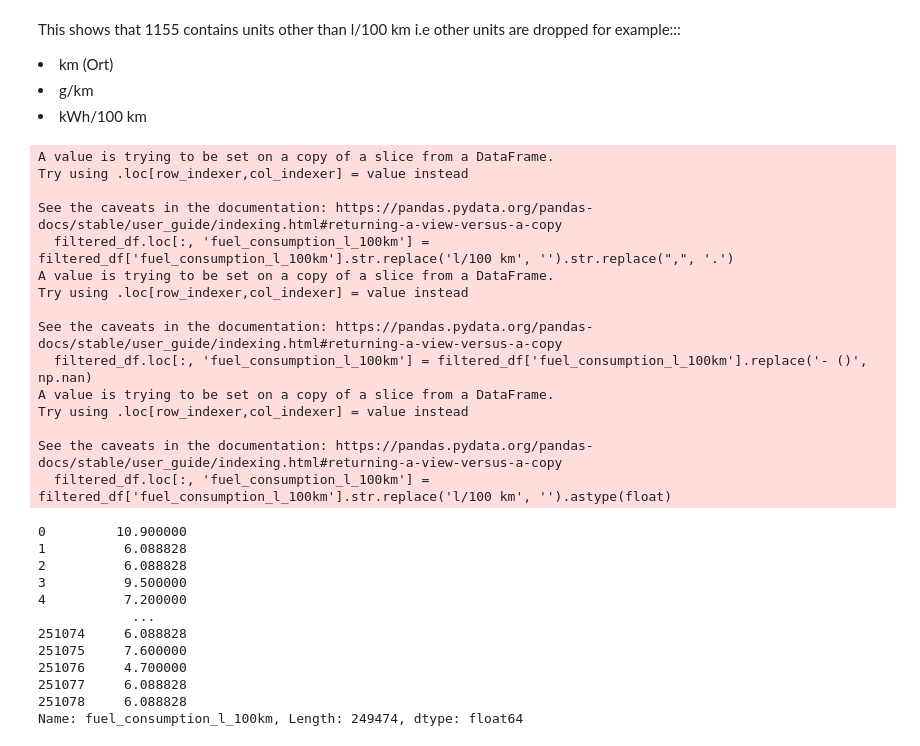
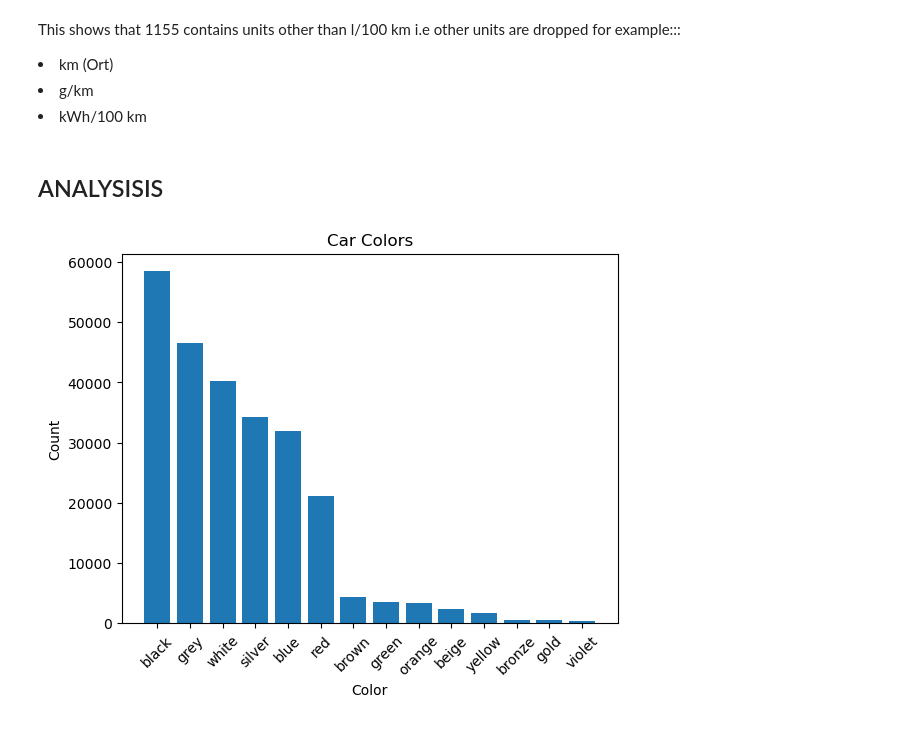
Before and after one commit to TheUltimateCoder123/DataDatasPractice, a Jupyter notebook: germany-car.ipynb, the cells around one changed output. Saved outputs shown, nothing was run; the diff lists cells and outputs as text; code cells hidden in the pictures.

```diff
--- a/germany-car.ipynb
+++ b/germany-car.ipynb
@@ -153,39 +159,28 @@ This shows that 1155 contains units other than l/100 km i.e other units are drop
 # %%
 filtered_df = df_dropped[matches==True]
 # %%
-import pandas as pd
+warnings.filterwarnings("ignore")
 filtered_df.loc[:, 'fuel_consumption_l_100km'] = filtered_df['fuel_consumption_l_100km'].str.replace('l/100 km', '').str.replace(",", '.')
 filtered_df.loc[:, 'fuel_consumption_l_100km'] = filtered_df['fuel_consumption_l_100km'].replace('- ()', np.nan)
 filtered_df.loc[:, 'fuel_consumption_l_100km'] = filtered_df['fuel_consumption_l_100km'].str.replace('l/100 km', '').astype(float)
 mean_val=filtered_df['fuel_consumption_l_100km'].dropna().mean()
+filtered_df.loc[:, 'fuel_consumption_l_100km'] =filtered_df['fuel_consumption_l_100km'].fillna(mean_val)
+filtered_df.loc[:, 'power_kw'] = filtered_df['power_kw'].astype(float)
+filtered_df.loc[:, 'power_ps']=filtered_df['power_ps'].astype(float)
+filtered_df.loc[:, 'year']=filtered_df['year'].astype(int)
+filtered_df.loc[:, 'price_in_euro']=filtered_df['price_in_euro'].astype(float)
+substring = "g/km"
+matches = filtered_df['fuel_consumption_g_km'].str.contains(substring,na=True)
-# %% [output]
-A value is trying to be set on a copy of a slice from a DataFrame.
-Try using .loc[row_indexer,col_indexer] = value instead
-
-See the caveats in the documentation: https://pandas.pydata.org/pandas-docs/stable/user_guide/indexing.html#returning-a-view-versus-a-copy
-  filtered_df.loc[:, 'fuel_consumption_l_100km'] = filtered_df['fuel_consumption_l_100km'].str.replace('l/100 km', '').str.replace(",", '.')
-A value is trying to be set on a copy of a slice from a DataFrame.
-Try using .loc[row_indexer,col_indexer] = value instead
-
-See the caveats in the documentation: https://pandas.pydata.org/pandas-docs/stable/user_guide/indexing.html#returning-a-view-versus-a-copy
-  filtered_df.loc[:, 'fuel_consumption_l_100km'] = filtered_df['fuel_consumption_l_100km'].replace('- ()', np.nan)
-A value is trying to be set on a copy of a slice from a DataFrame.
-Try using .loc[row_indexer,col_indexer] = value instead
-
-See the caveats in the documentation: https://pandas.pydata.org/pandas-docs/stable/user_guide/indexing.html#returning-a-view-versus-a-copy
-  filtered_df.loc[:, 'fuel_consumption_l_100km'] = filtered_df['fuel_consumption_l_100km'].str.replace('l/100 km', '').astype(float)
-# %%
-filtered_df['fuel_consumption_l_100km'].fillna(mean_val)
-# %% [output]
-0         10.900000
-1          6.088828
-2          6.088828
-3          9.500000
-4          7.200000
-            ...
-251074     6.088828
-251075     7.600000
-251076     4.700000
-251077     6.088828
-251078     6.088828
-Name: fuel_consumption_l_100km, Length: 249474, dtype: float64
+# %% [markdown]
+<h2>ANALYSISIS</h2>
+# %%
+# Generate a bar chart of the car colors
+color_counts = filtered_df['color'].value_counts()
+plt.bar(color_counts.index, color_counts.values)
+plt.xlabel('Color')
+plt.ylabel('Count')
+plt.title('Car Colors')
+plt.xticks(rotation=45)
+plt.show()
+# %% [output]
+[figure, added]
```
Also changed, not shown: parts of 10 cells of this notebook.
